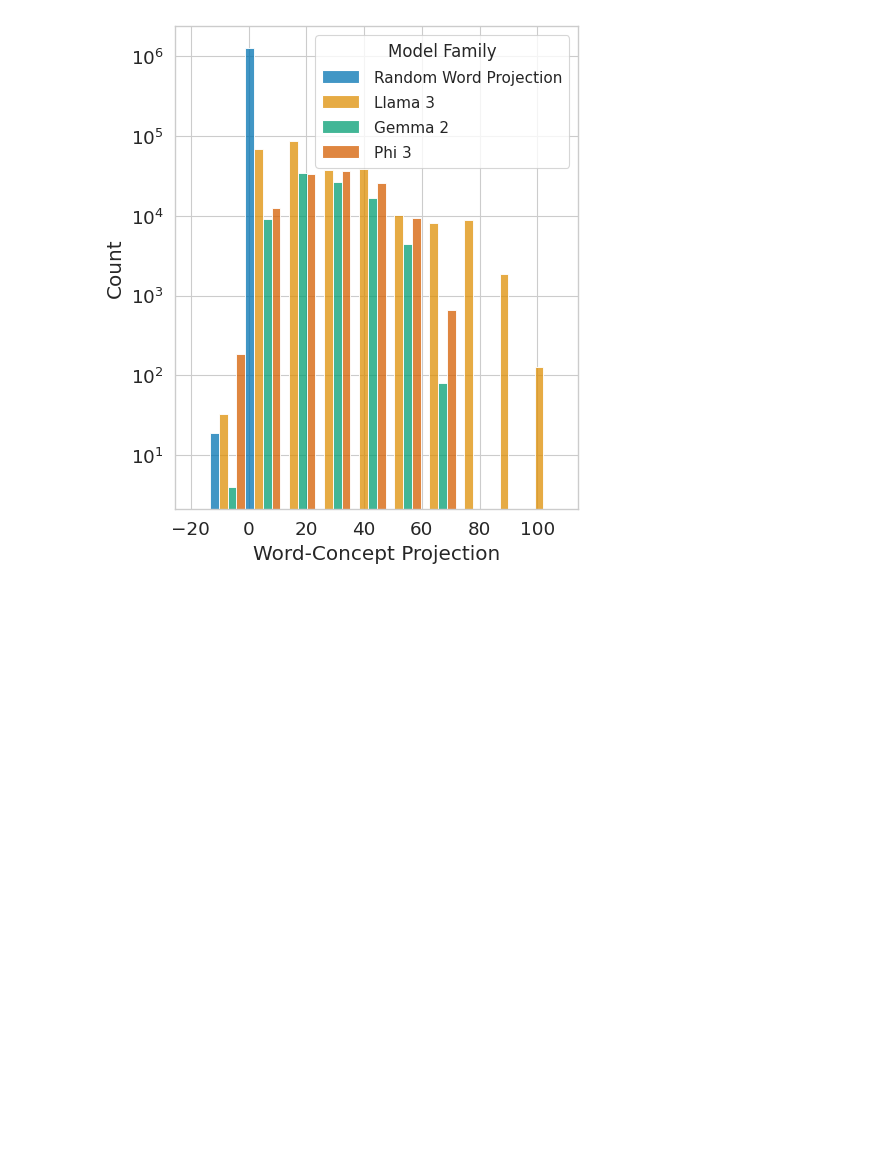
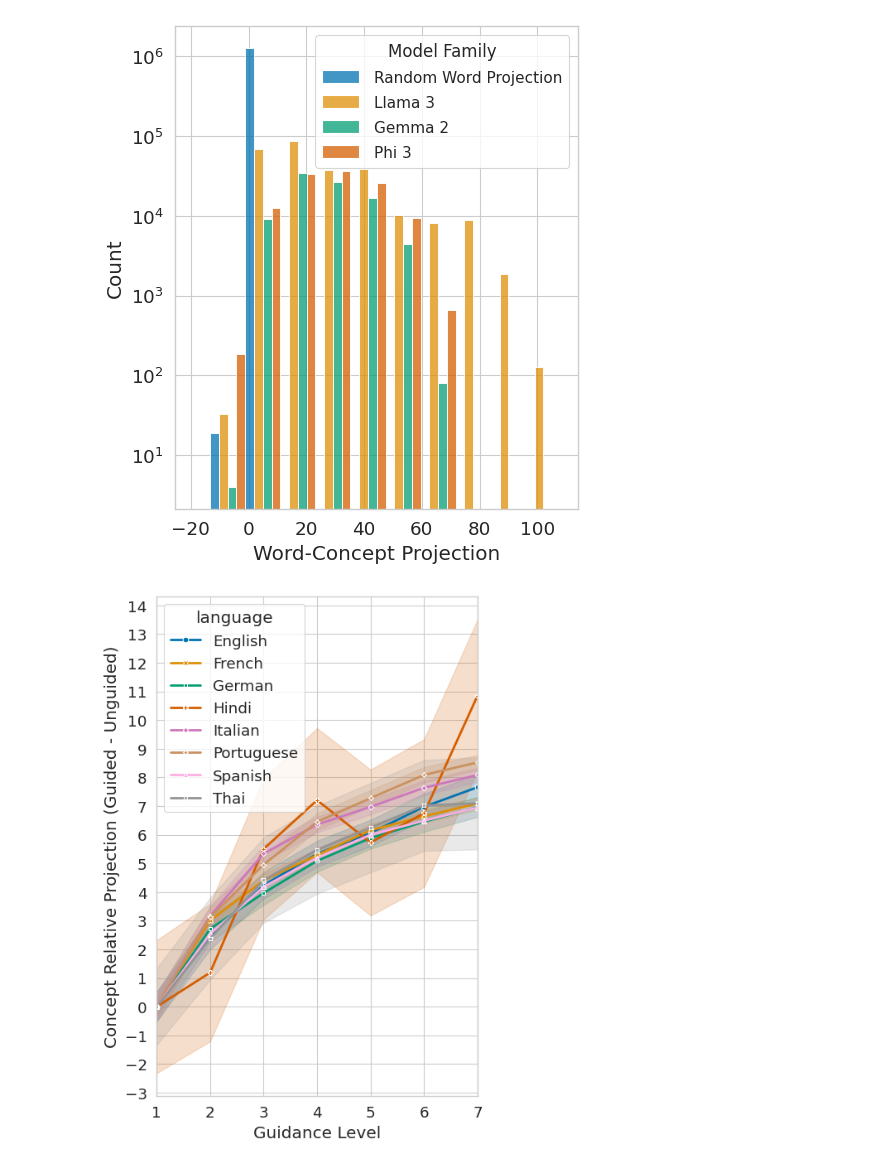
Before and after one commit to phvv-me/frame-representation-hypothesis, a Jupyter notebook: plotting.ipynb, the cells around one changed output. Cells and saved outputs as stored; diff of their text form; code cells hidden in the pictures; blank space fills up the shorter version.

Commit message:
extra plots fixed

```diff
--- a/plotting.ipynb
+++ b/plotting.ipynb
@@ -201,3 +201,35 @@ plt.subplots_adjust(left=0.15)  # Add more space on the left for tick labels
 plt.savefig("resources/03_concept_vs_word_frames_relationship.pdf", dpi=200, bbox_inches="tight")
 # %% [output]
 [figure]
+# %%
+import matplotlib.pyplot as plt
+import pandas as pd
+import seaborn as sns
+
+df = pd.read_pickle("resources/11_guided_generation_language_topk_ablation.pkl")
+
+X = "Guidance Level"
+Y = "Concept Relative Projection (Guided - Unguided)"
+HUE = "language"
+
+plt.figure(figsize=(5, 7))
+sns.lineplot(
+    df,
+    x=X,
+    y=Y,
+    hue=HUE,
+    style=HUE,
+    markers=True,
+    dashes=False,
+    errorbar=("sd", 3e-2),
+    palette="colorblind",
+    linewidth=2,
+)
+plt.xlim(1, 7)
+plt.yticks(range(-3, 15))
+plt.xticks(range(1, 8))
+
+plt.tight_layout()
+plt.savefig("resources/11_guided_generation_language_topk_ablation.pdf", dpi=200, bbox_inches="tight")
+# %% [output]
+[figure, added]
```
Also changed, not shown: parts of 1 cell of this notebook, 3 other files.
